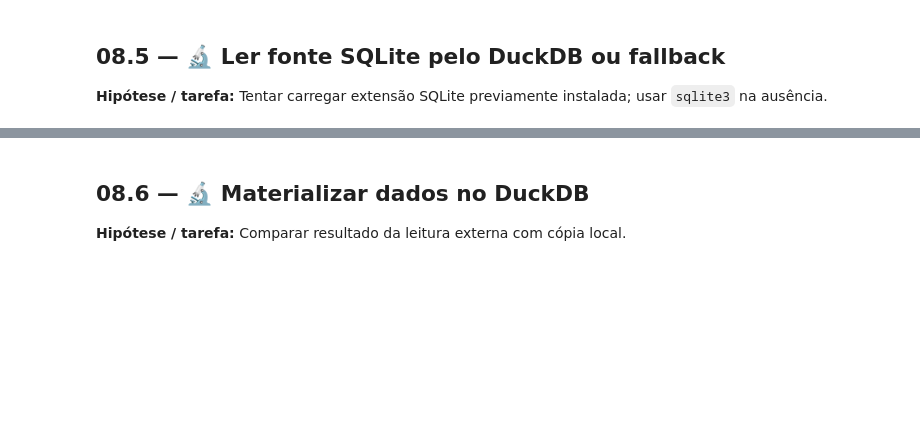
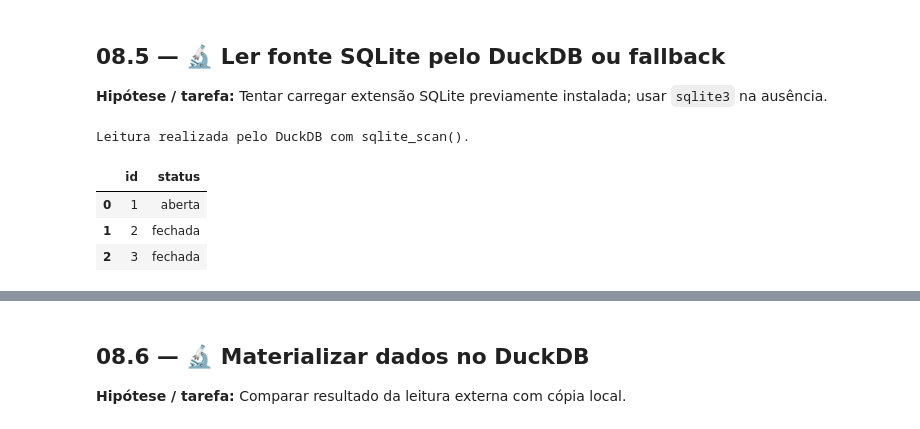
Before and after one commit to aestevaomoraes/duckdb-masterclass, a Jupyter notebook: 08_Federacao_de_Dados_PostgreSQL_MySQL_e_SQLite.ipynb, the cells around one changed output, grey strips where cells are left out. Cells and saved outputs as stored; diff of their text form; code cells hidden in the pictures; blank space fills up the shorter version.

Commit message:
docs: finalize DuckDB Masterclass chapter 08

```diff
--- a/08_Federacao_de_Dados_PostgreSQL_MySQL_e_SQLite.ipynb
+++ b/08_Federacao_de_Dados_PostgreSQL_MySQL_e_SQLite.ipynb
@@ -55,18 +135,54 @@ print('Fonte SQLite local criada; registros:',3)
 
 **Hipótese / tarefa:** Tentar carregar extensão SQLite previamente instalada; usar `sqlite3` na ausência.
 # %%
-# Dependência opcional: somente LOAD, sem instalação automática.
-fonte_via_duckdb=False
+# Dependência opcional: a extensão sqlite é carregada se estiver disponível.
+# Usamos apenas LOAD, sem INSTALL, para não baixar nada automaticamente.
+fonte_via_duckdb = False
+
 try:
     con.execute('LOAD sqlite')
-    consulta=f"SELECT * FROM sqlite_scan('{arquivo_sqlite.as_posix()}','ordens') ORDER BY id"
-    fonte_via_duckdb=True
-    leitura=con.execute(consulta).df()
+
+    # sqlite_scan lê a tabela diretamente do arquivo, sem copiá-la para o DuckDB.
+    # O caminho é montado com as_posix() para funcionar em Windows e Linux.
+    # Como o valor vem de um arquivo temporário criado pelo próprio código,
+    # a f-string é aceitável aqui; com entrada externa, use parâmetros.
+    consulta = f"SELECT * FROM sqlite_scan('{arquivo_sqlite.as_posix()}', 'ordens') ORDER BY id"
+    leitura = con.execute(consulta).df()
+
+    # Marcado só após a leitura ter sucesso, para refletir a fonte real dos dados.
+    fonte_via_duckdb = True
+
+
 except Exception as exc:
-    print('Extensão SQLite não disponível; usando fallback Python:',type(exc).__name__)
+    # Fallback: lê o SQLite usando Python/Pandas.
+    print(
+        'Falha na leitura via DuckDB; usando fallback Python:',
+        type(exc).__name__
+    )
+
     import pandas as pd
+
     with sqlite3.connect(str(arquivo_sqlite)) as fonte:
-        leitura=pd.read_sql_query('SELECT * FROM ordens ORDER BY id',fonte)
+        leitura = pd.read_sql_query(
+            'SELECT * FROM ordens ORDER BY id',
+            fonte
+        )
+
+# Identificar o mecanismo utilizado na leitura.
+# Este bloco fica FORA do try/except.
+if fonte_via_duckdb:
+    print("Leitura realizada pelo DuckDB com sqlite_scan().")
+else:
+    print("Leitura realizada pelo fallback Python/Pandas.")
+
 display(leitura)
-assert len(leitura)==3
+
+# Validar os três registros.
+assert len(leitura) == 3
+# %% [output]
+Leitura realizada pelo DuckDB com sqlite_scan().
+|  | id | status |
+| 0 | 1 | aberta |
+| 1 | 2 | fechada |
+| 2 | 3 | fechada |
 # %% [markdown]
```
Also changed, not shown: parts of 14 cells of this notebook.
